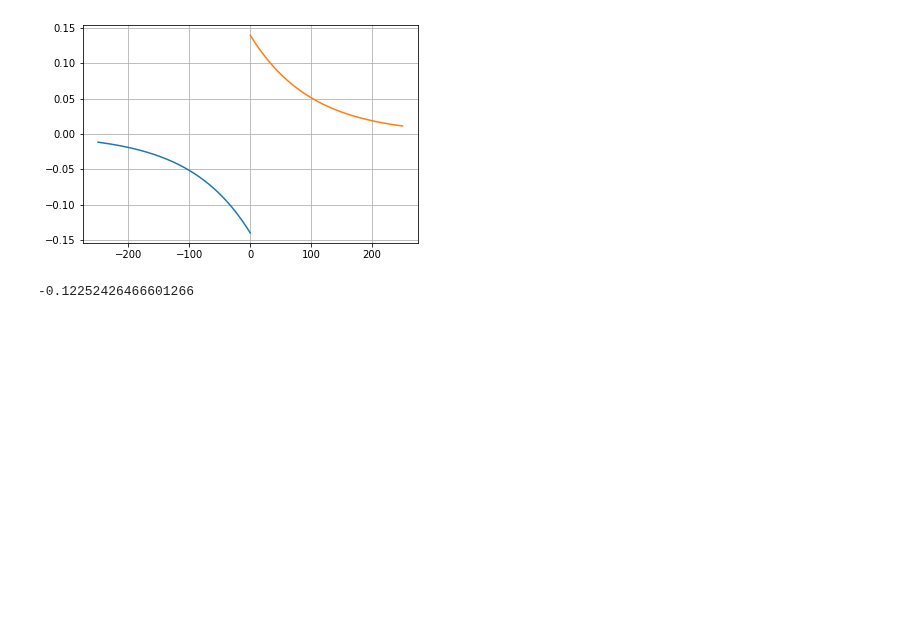
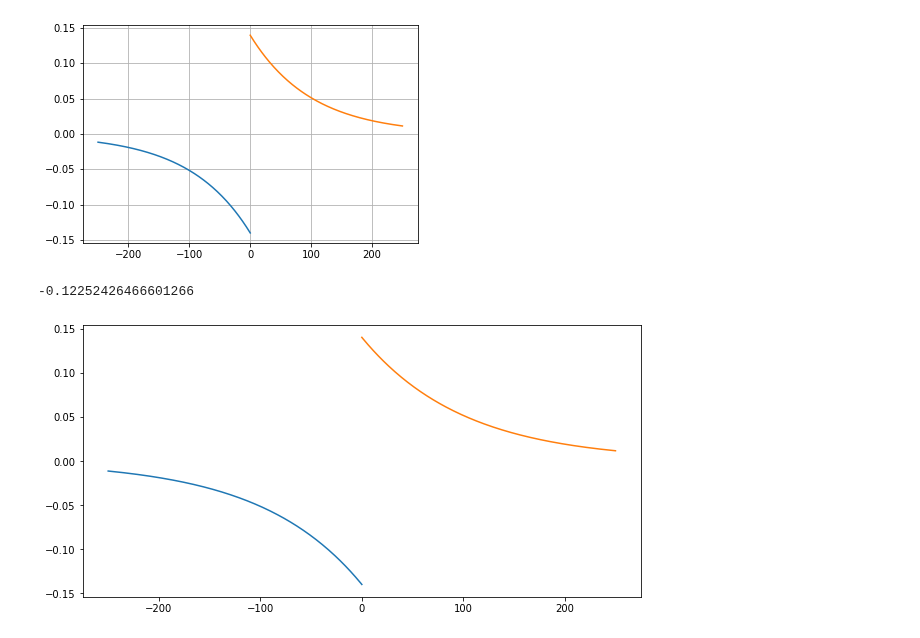
Before and after one commit to RomanKoshkin/spiking-autoencoder, a Jupyter notebook: notebooks/STDP_explained.ipynb, the cells around one changed output. Saved outputs shown, nothing was run; the diff lists cells and outputs as text; code cells hidden in the pictures; blank space fills up the shorter version.

```diff
--- a/notebooks/STDP_explained.ipynb
+++ b/notebooks/STDP_explained.ipynb
@@ -171,3 +171,61 @@ dwd = -Cp * np.exp(-(current_spike_t - spts)/tpd )
 dwd
 # %% [output]
 -0.12252426466601266
+# %%
+import matplotlib.pyplot as plt
+import numpy as np
+
+class params:
+    Cd = 0.02
+    Cp = 0.14
+    JEE = 0.15
+    alpha = 50.0
+    tpd = 100.0
+    tpp = 100.0
+    symmetric = False
+
+# class params:
+#     Cp = 0.01875
+#     Cd = 0.0075
+#     JEE = 0.15
+#     alpha = 50.0
+#     tpd = 40.0        # controls the width of the spike (the less, the spikier)
+#     tpp = 20.0        # controls how wide
+#     symmetric = True
+
+
+
+
+def plotSTDP(params, ax):
+
+    def fd(x, alpha, JEE):
+        return np.log(1+x*alpha/JEE)/np.log(1+alpha)
+    # our neuron that we focus on is at t = 0
+    current_spike_t = 0
+
+    # history of other spikes in the recurrent network (up until t = 0)
+    spts = np.linspace(-250, 0, 200)
+
+    if params.symmetric:
+        # we treat the current neuron as presynaptic, and the previous history of other spikes (spts) as postsynaptic:
+        # we depress if presyn is later than postsyn
+        dwd = params.Cp * np.exp(-(current_spike_t - spts)/params.tpp ) - fd(0.9, params.alpha, params.JEE) * params.Cd * np.exp(-(current_spike_t - spts)/params.tpd)
+        # we potentiate if presyn is later than postsyn
+        dwp = params.Cp * np.exp(-(current_spike_t - spts)/params.tpp ) - fd(0.9, params.alpha, params.JEE) * params.Cd * np.exp(-(current_spike_t - spts)/params.tpd)
+
+    else:
+        # we treat the current neuron as presynaptic, and the previous history of other spikes (spts) as postsynaptic:
+        # we depress if presyn is later than postsyn
+        dwd = -params.Cp * np.exp(-(current_spike_t - spts)/params.tpd )# - fd(0.1, alpha, JEE) * Cd * np.exp(-(current_spike_t - spts)/tpd)
+        # we potentiate if presyn is later than postsyn
+        dwp = params.Cp * np.exp(-(current_spike_t - spts)/params.tpp )# - fd(0.1, alpha, JEE) * Cd * np.exp(-(current_spike_t - spts)/tpd)
+
+
+    ax.plot(spts-current_spike_t, dwd)
+    ax.plot(current_spike_t-spts, dwp)
+
+
+plt, ax = plt.subplots(1, 1, figsize=(10,5))
+plotSTDP(params, ax)
+# %% [output]
+[figure, added]
```
Also changed, not shown: 12 other files.
